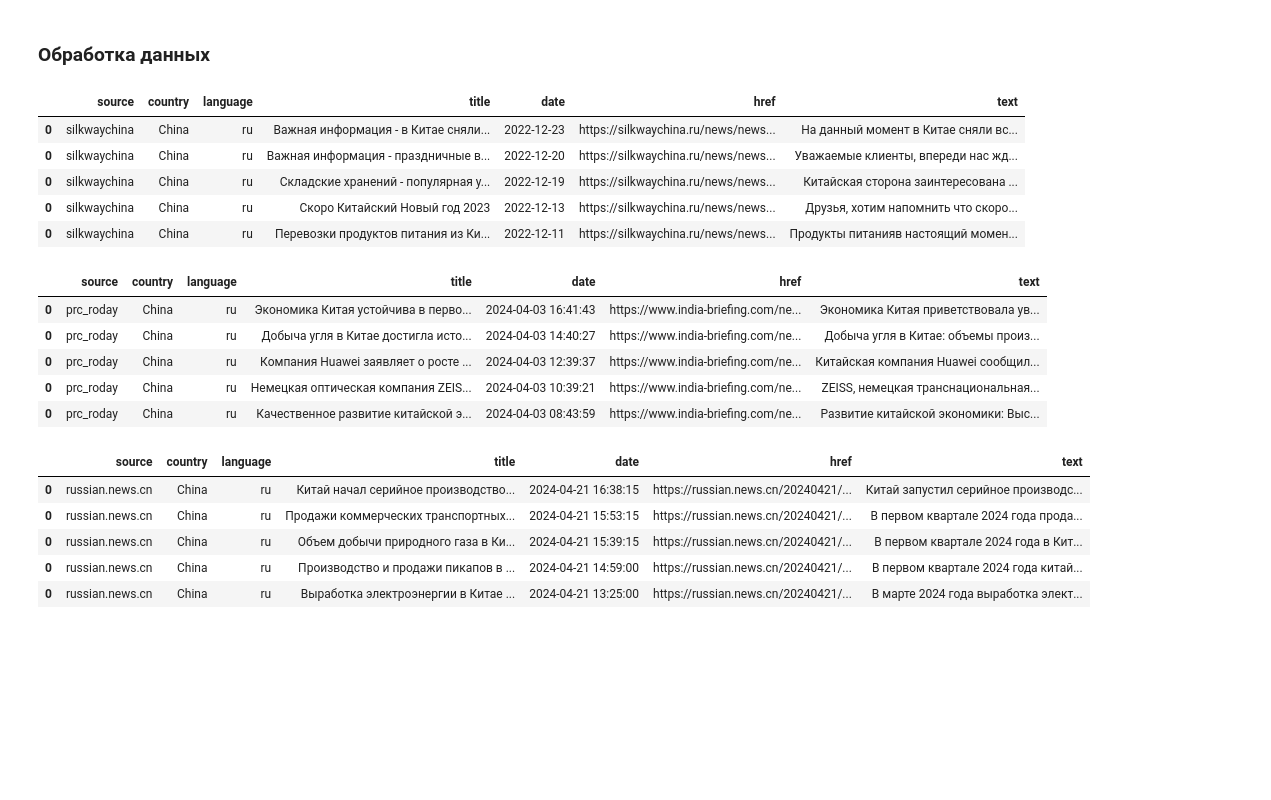
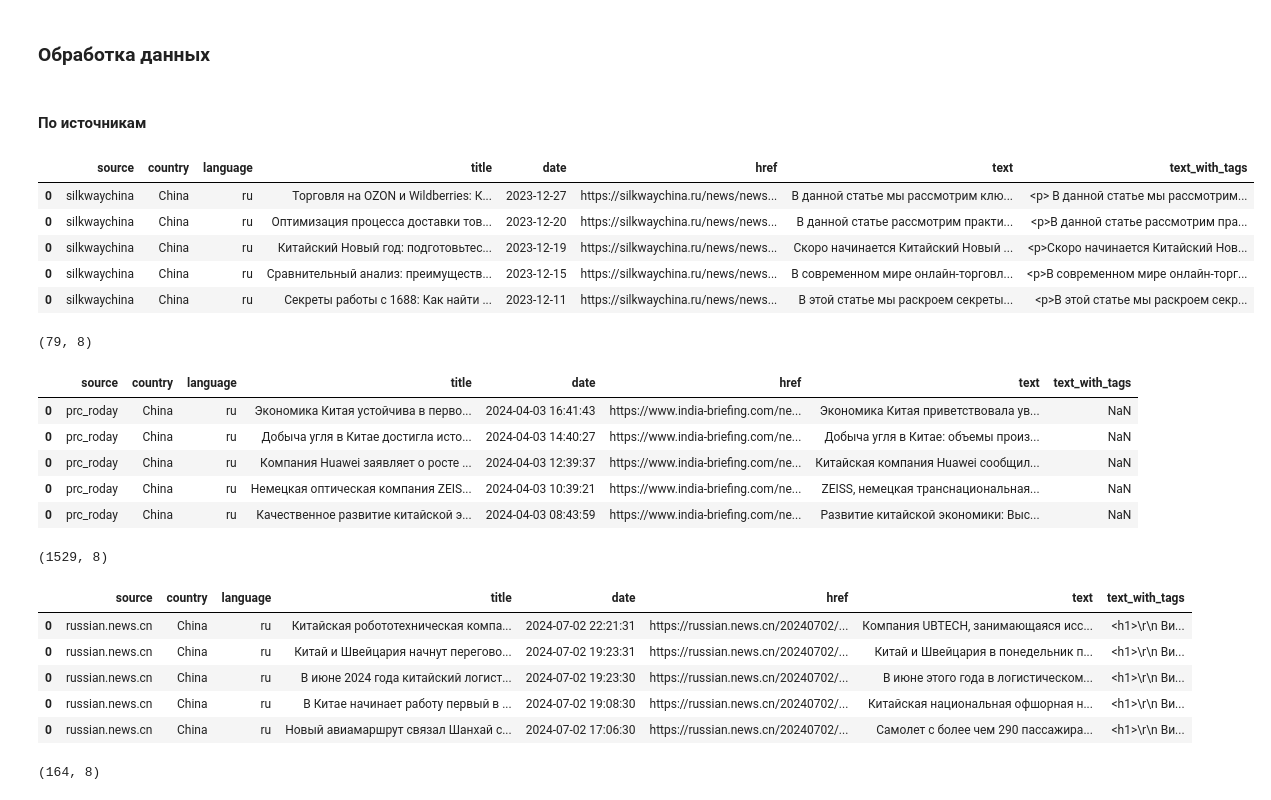
Before and after one commit to NKhozin/parsers, a Jupyter notebook: data_prepare.ipynb, the cells around one changed output. Cells and saved outputs as stored; diff of their text form; code cells hidden in the pictures; blank space fills up the shorter version.

```diff
--- a/data_prepare.ipynb
+++ b/data_prepare.ipynb
@@ -41,41 +55,48 @@ data_all = pd.DataFrame()
+# %% [markdown]
+#### По источникам
 # %%
-cols = ['source', 'country', 'language', 'title', 'date', 'href', 'text']
+cols = ['source', 'country', 'language', 'title', 'date', 'href', 'text', 'text_with_tags']
 
 name = 'silkwaychina'
 country = 'China'
 language = 'ru'
 
-data = pd.read_excel(f'{name}.xlsx', index_col=0)
+data = pd.read_excel(f'{name}{postfix}.xlsx', index_col=0)
 data = data[data['title']!='']
 data = data[data['href']!='']
 data = data[data['text']!='']
 
 data = data[~data.title.isna()]
 data = data[~data.href.isna()]
 data = data[~data.text.isna()]
 data['country'] = country
 data['language'] = language
 data.text = data.text.apply(lambda value: value.replace('\r', '').replace('\n', '').replace('\t', '').rstrip().lstrip())
 data['date'] = data['date'].apply(lambda value: dateparser.parse(value, languages=['ru']).date())
 
 data = data[cols]
 
 data_all = pd.concat([data_all, data], axis=0)
 
-data.head()
+display(data.head())
+
+print(data.shape)
 # %% [output]
-|  | source | country | language | title | date | href | text |
-| 0 | silkwaychina | China | ru | Важная информация - в Китае сняли... | 2022-12-23 | https://silkwaychina.ru/news/news... | На данный момент в Китае сняли вс... |
-| 0 | silkwaychina | China | ru | Важная информация - праздничные в... | 2022-12-20 | https://silkwaychina.ru/news/news... | Уважаемые клиенты, впереди нас жд... |
-| 0 | silkwaychina | China | ru | Складские хранений - популярная у... | 2022-12-19 | https://silkwaychina.ru/news/news... | Китайская сторона заинтересована ... |
-| 0 | silkwaychina | China | ru | Скоро Китайский Новый год 2023 | 2022-12-13 | https://silkwaychina.ru/news/news... | Друзья, хотим напомнить что скоро... |
-| 0 | silkwaychina | China | ru | Перевозки продуктов питания из Ки... | 2022-12-11 | https://silkwaychina.ru/news/news... | Продукты питанияв настоящий момен... |
+|  | source | country | language | title | date | href | text | text_with_tags |
+| 0 | silkwaychina | China | ru | Торговля на OZON и Wildberries: К... | 2023-12-27 | https://silkwaychina.ru/news/news... | В данной статье мы рассмотрим клю... | <p> В данной статье мы рассмотрим... |
+| 0 | silkwaychina | China | ru | Оптимизация процесса доставки тов... | 2023-12-20 | https://silkwaychina.ru/news/news... | В данной статье рассмотрим практи... | <p>В данной статье рассмотрим пра... |
+| 0 | silkwaychina | China | ru | Китайский Новый год: подготовьтес... | 2023-12-19 | https://silkwaychina.ru/news/news... | Скоро начинается Китайский Новый ... | <p>Скоро начинается Китайский Нов... |
+| 0 | silkwaychina | China | ru | Сравнительный анализ: преимуществ... | 2023-12-15 | https://silkwaychina.ru/news/news... | В современном мире онлайн-торговл... | <p>В современном мире онлайн-торг... |
+| 0 | silkwaychina | China | ru | Секреты работы с 1688: Как найти ... | 2023-12-11 | https://silkwaychina.ru/news/news... | В этой статье мы раскроем секреты... | <p>В этой статье мы раскроем секр... |
+(79, 8)
 # %%
-cols = ['source', 'country', 'language', 'title', 'date', 'href', 'text']
+cols = ['source', 'country', 'language', 'title', 'date', 'href', 'text', 'text_with_tags']
 
 name = 'prc_roday'
 country = 'China'
 language = 'ru'
+
+# Новости из тг канала, поэтому нет версии с тэгами
 
 data = pd.read_excel(f'{name}.xlsx', index_col=0)
 data = data[data['title']!='']
@@ -88,28 +109,32 @@ data = data[~data.text.isna()]
 data['date'] = pd.to_datetime(data['date'])
 data['country'] = country
 data['language'] = language
+data['text_with_tags'] = np.nan
 data.text = data.text.apply(lambda value: value.replace('\r', '').replace('\n', '').replace('\t', '').rstrip().lstrip())
 
 data = data[cols]
 
 data_all = pd.concat([data_all, data], axis=0)
 
-data.head()
+display(data.head())
+
+print(data.shape)
 # %% [output]
-|  | source | country | language | title | date | href | text |
-| 0 | prc_roday | China | ru | Экономика Китая устойчива в перво... | 2024-04-03 16:41:43 | https://www.india-briefing.com/ne... | Экономика Китая приветствовала ув... |
-| 0 | prc_roday | China | ru | Добыча угля в Китае достигла исто... | 2024-04-03 14:40:27 | https://www.india-briefing.com/ne... | Добыча угля в Китае: объемы произ... |
-| 0 | prc_roday | China | ru | Компания Huawei заявляет о росте ... | 2024-04-03 12:39:37 | https://www.india-briefing.com/ne... | Китайская компания Huawei сообщил... |
-| 0 | prc_roday | China | ru | Немецкая оптическая компания ZEIS... | 2024-04-03 10:39:21 | https://www.india-briefing.com/ne... | ZEISS, немецкая транснациональная... |
-| 0 | prc_roday | China | ru | Качественное развитие китайской э... | 2024-04-03 08:43:59 | https://www.india-briefing.com/ne... | Развитие китайской экономики: Выс... |
+|  | source | country | language | title | date | href | text | text_with_tags |
+| 0 | prc_roday | China | ru | Экономика Китая устойчива в перво... | 2024-04-03 16:41:43 | https://www.india-briefing.com/ne... | Экономика Китая приветствовала ув... | NaN |
+| 0 | prc_roday | China | ru | Добыча угля в Китае достигла исто... | 2024-04-03 14:40:27 | https://www.india-briefing.com/ne... | Добыча угля в Китае: объемы произ... | NaN |
+| 0 | prc_roday | China | ru | Компания Huawei заявляет о росте ... | 2024-04-03 12:39:37 | https://www.india-briefing.com/ne... | Китайская компания Huawei сообщил... | NaN |
+| 0 | prc_roday | China | ru | Немецкая оптическая компания ZEIS... | 2024-04-03 10:39:21 | https://www.india-briefing.com/ne... | ZEISS, немецкая транснациональная... | NaN |
+| 0 | prc_roday | China | ru | Качественное развитие китайской э... | 2024-04-03 08:43:59 | https://www.india-briefing.com/ne... | Развитие китайской экономики: Выс... | NaN |
+(1529, 8)
 # %%
-cols = ['source', 'country', 'language', 'title', 'date', 'href', 'text']
+cols = ['source', 'country', 'language', 'title', 'date', 'href', 'text', 'text_with_tags']
 
 name = 'russian.news.cn'
 country = 'China'
 language = 'ru'
 
-data = pd.read_excel(f'{name}.xlsx', index_col=0)
+data = pd.read_excel(f'{name}{postfix}.xlsx', index_col=0)
 data = data[data['title']!='']
 data = data[data['href']!='']
 data = data[data['text']!='']
@@ -135,12 +160,17 @@ data.text = result_list
 
 data = data[cols]
 
-data.head()
+data_all = pd.concat([data_all, data], axis=0)
+
+display(data.head())
+
+print(data.shape)
 # %% [output]
-|  | source | country | language | title | date | href | text |
-| 0 | russian.news.cn | China | ru | Китай начал серийное производство... | 2024-04-21 16:38:15 | https://russian.news.cn/20240421/... | Китай запустил серийное производс... |
-| 0 | russian.news.cn | China | ru | Продажи коммерческих транспортных... | 2024-04-21 15:53:15 | https://russian.news.cn/20240421/... | В первом квартале 2024 года прода... |
-| 0 | russian.news.cn | China | ru | Объем добычи природного газа в Ки... | 2024-04-21 15:39:15 | https://russian.news.cn/20240421/... | В первом квартале 2024 года в Кит... |
-| 0 | russian.news.cn | China | ru | Производство и продажи пикапов в ... | 2024-04-21 14:59:00 | https://russian.news.cn/20240421/... | В первом квартале 2024 года китай... |
-| 0 | russian.news.cn | China | ru | Выработка электроэнергии в Китае ... | 2024-04-21 13:25:00 | https://russian.news.cn/20240421/... | В марте 2024 года выработка элект... |
+|  | source | country | language | title | date | href | text | text_with_tags |
+| 0 | russian.news.cn | China | ru | Китайская робототехническая компа... | 2024-07-02 22:21:31 | https://russian.news.cn/20240702/... | Компания UBTECH, занимающаяся исс... | <h1>\r\n Ви... |
+| 0 | russian.news.cn | China | ru | Китай и Швейцария начнут перегово... | 2024-07-02 19:23:31 | https://russian.news.cn/20240702/... | Китай и Швейцария в понедельник п... | <h1>\r\n Ви... |
+| 0 | russian.news.cn | China | ru | В июне 2024 года китайский логист... | 2024-07-02 19:23:30 | https://russian.news.cn/20240702/... | В июне этого года в логистическом... | <h1>\r\n Ви... |
+| 0 | russian.news.cn | China | ru | В Китае начинает работу первый в ... | 2024-07-02 19:08:30 | https://russian.news.cn/20240702/... | Китайская национальная офшорная н... | <h1>\r\n Ви... |
+| 0 | russian.news.cn | China | ru | Новый авиамаршрут связал Шанхай с... | 2024-07-02 17:06:30 | https://russian.news.cn/20240702/... | Самолет с более чем 290 пассажира... | <h1>\r\n Ви... |
+(164, 8)
 # %%
```
Also changed, not shown: parts of 82 cells of this notebook.
